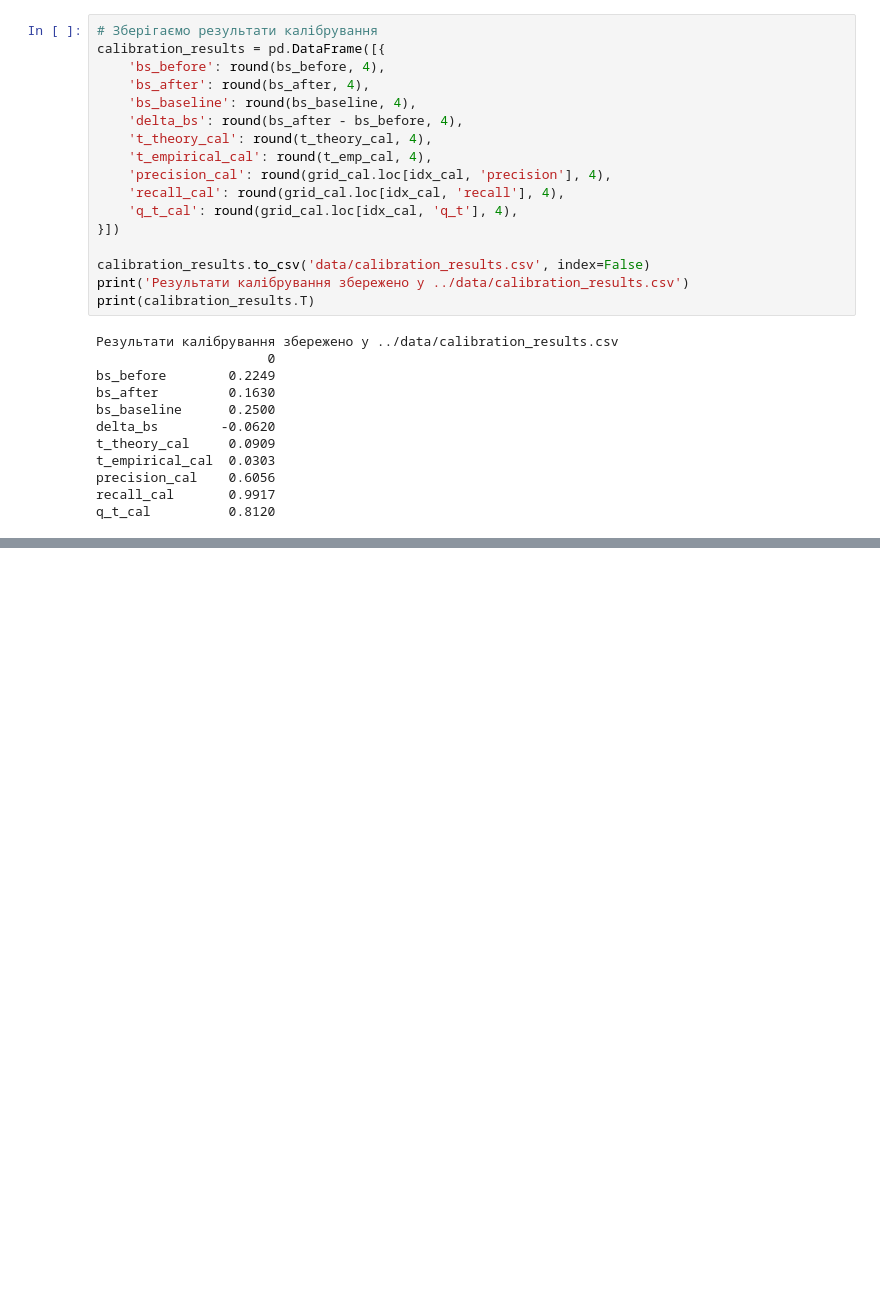
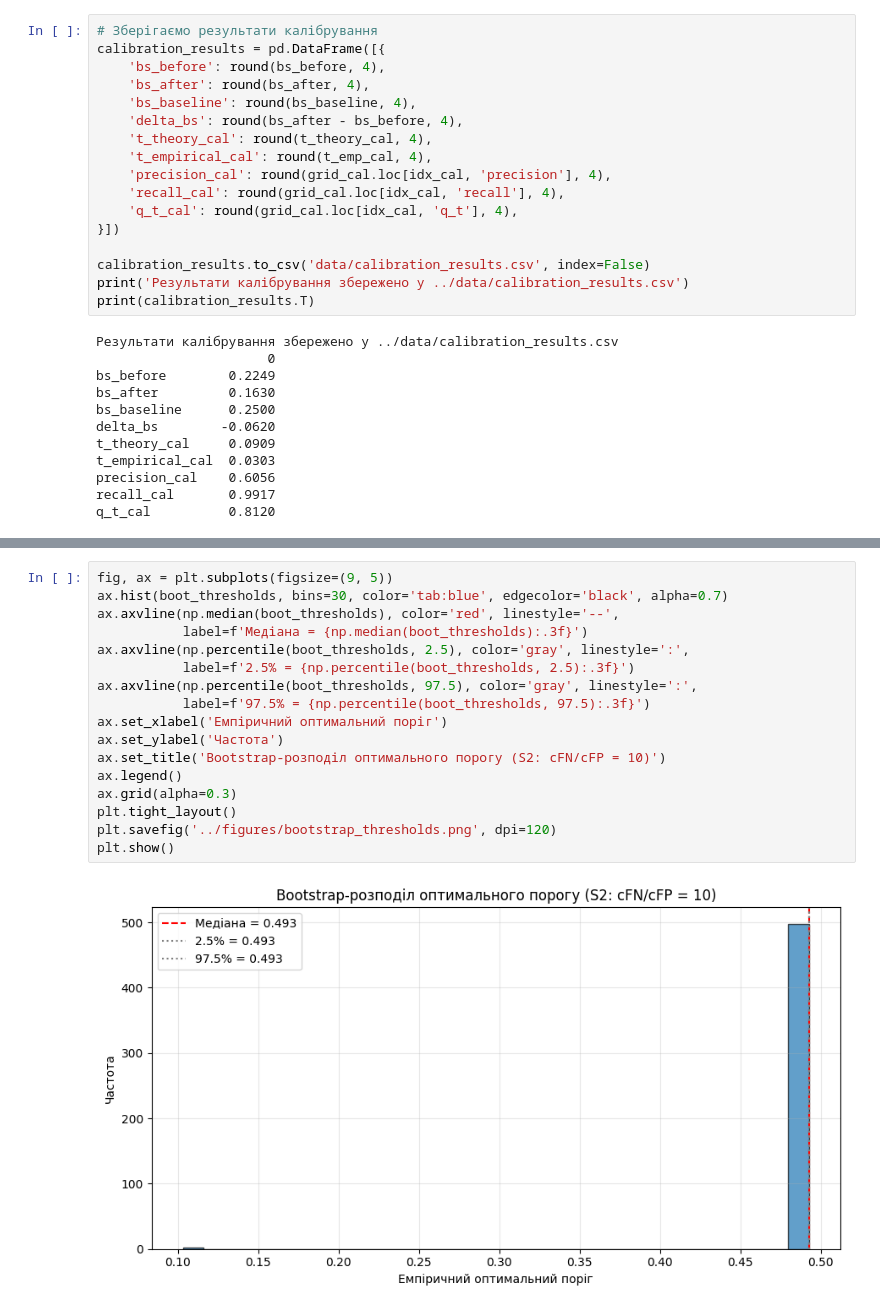
Before and after one commit to Yaroslav071315/machine-learning-course-volovnyk, a Jupyter notebook: practical04/notebook/Practical04.ipynb, the cells around one changed output, grey strips where cells are left out. Drawn from its saved outputs; the diff is of its cells as text; blank space fills up the shorter version.

```diff
--- a/practical04/notebook/Practical04.ipynb
+++ b/practical04/notebook/Practical04.ipynb
@@ -1805,0 +1962,19 @@ q_t_cal          0.8120
+# %%
+fig, ax = plt.subplots(figsize=(9, 5))
+ax.hist(boot_thresholds, bins=30, color='tab:blue', edgecolor='black', alpha=0.7)
+ax.axvline(np.median(boot_thresholds), color='red', linestyle='--',
+           label=f'Медіана = {np.median(boot_thresholds):.3f}')
+ax.axvline(np.percentile(boot_thresholds, 2.5), color='gray', linestyle=':',
+           label=f'2.5% = {np.percentile(boot_thresholds, 2.5):.3f}')
+ax.axvline(np.percentile(boot_thresholds, 97.5), color='gray', linestyle=':',
+           label=f'97.5% = {np.percentile(boot_thresholds, 97.5):.3f}')
+ax.set_xlabel('Емпіричний оптимальний поріг')
+ax.set_ylabel('Частота')
+ax.set_title('Bootstrap-розподіл оптимального порогу (S2: cFN/cFP = 10)')
+ax.legend()
+ax.grid(alpha=0.3)
+plt.tight_layout()
+plt.savefig('../figures/bootstrap_thresholds.png', dpi=120)
+plt.show()
+# %% [output]
+[figure, added]
```
Also changed, not shown: parts of 29 cells of this notebook, 8 other files.
